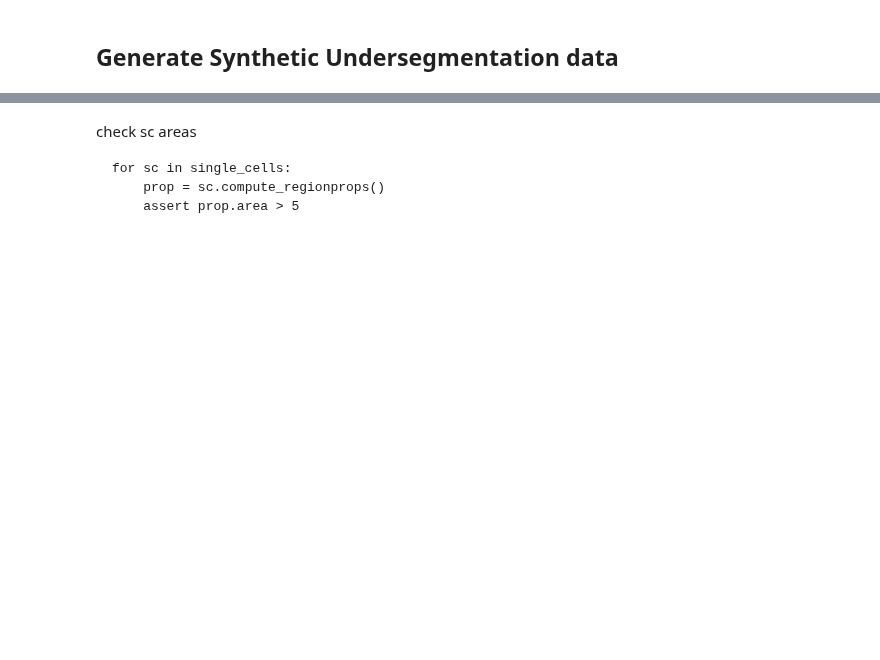
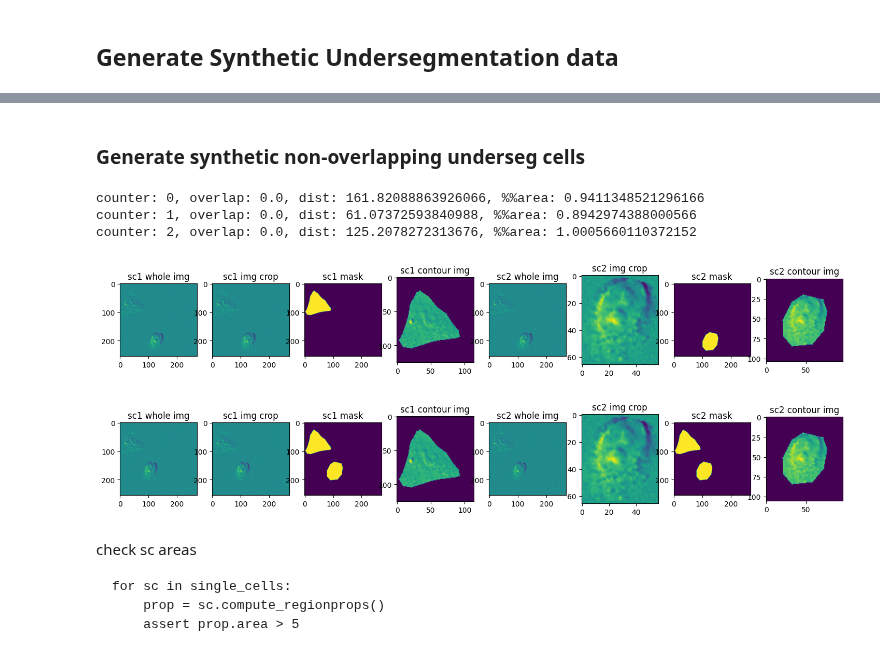
Before and after one commit to xing-lab-pitt/livecellx, a Jupyter notebook: notebooks/correct_seg_data_prep_v6_synthetic_underseg.ipynb, the cells around one changed output, grey strips where cells are left out. Saved outputs shown, nothing was run; the diff lists cells and outputs as text; code cells hidden in the pictures; blank space fills up the shorter version.

Commit message:
complete move two synthetic cells together part

```diff
--- a/notebooks/correct_seg_data_prep_v6_synthetic_underseg.ipynb
+++ b/notebooks/correct_seg_data_prep_v6_synthetic_underseg.ipynb
@@ -387,0 +327,2 @@ for i in tqdm(range(4)):
+# %% [markdown]
+### Generate synthetic non-overlapping underseg cells
@@ -387,0 +351,16 @@ for i in tqdm(range(4)):
+# %%
+def gen_gauss_sc_bg(sc: SingleCellStatic, shape):
+    """generate background for sc by gaussian noise"""
+    img = sc.get_img()
+    mask = sc.get_mask().astype(bool)
+    bg_mask = np.logical_not(mask)
+
+    # compute gauss distribution of background pixels
+    pixels = img[bg_mask].flatten()
+    mean = np.mean(pixels)
+    std = np.std(pixels)
+    res_bg_img = np.random.normal(0, 1, shape)
+    res_bg_img = res_bg_img * std + mean
+    return res_bg_img
+
+plt.imshow(gen_gauss_sc_bg(sc1, (512, 512)))
@@ -388,3 +442,57 @@ for i in tqdm(range(4)):
+# %%
+def move_two_syn_scs_close_or_apart(sc1: SingleCellStatic, sc2: SingleCellStatic, dist, bg_img, inplace=False, apart=False):
+    if not inplace:
+        sc1 = sc1.copy()
+        sc2 = sc2.copy()
+    overlap = sc1.compute_overlap_percent(sc2)
+    img_space_dims = bg_img.shape
+    assert overlap <= 1e-5, "Two scs should not overlap"
+
+    # move sc2 toward sc1
+    norm_vec = (sc1.get_center(crop=False) - sc2.get_center(crop=False))
+    norm_vec = norm_vec / np.linalg.norm(norm_vec)
+    pos_offset_vec = (norm_vec * dist).astype(int)
+    if apart:
+        pos_offset_vec = -pos_offset_vec
+
+    new_contour = sc2.get_contour() + pos_offset_vec
+    new_contour = adjust_contour_to_bounds(new_contour, img_space_dims)
+    tmp_sc2 = sc2.copy()
+    tmp_sc2.update_contour(new_contour)
+
+    new_img = bg_img.copy()
+    new_mask = np.zeros(bg_img.shape, dtype=np.uint8)
+    sc1_bbox, sc2_bbox = sc1.get_bbox(), tmp_sc2.get_bbox()
+    new_sc_bbox = tmp_sc2.get_bbox()
+    projected_new_sc_bbox = (new_sc_bbox.reshape(2, 2) - pos_offset_vec).flatten()
+
+    # update datasets
+    # TODO: consider if we have more datasets in single cell objects?
+    new_img[sc1_bbox[0]:sc1_bbox[2], sc1_bbox[1]:sc1_bbox[3]] = sc1.get_img_crop()
+    new_img[new_sc_bbox[0]:new_sc_bbox[2], new_sc_bbox[1]:new_sc_bbox[3]] = sc2.get_img_crop(bbox=projected_new_sc_bbox)
+    new_mask[sc1_bbox[0]:sc1_bbox[2], sc1_bbox[1]:sc1_bbox[3]] |= sc1.get_mask_crop()
+    new_mask[new_sc_bbox[0]:new_sc_bbox[2], new_sc_bbox[1]:new_sc_bbox[3]] |= sc2.get_mask_crop(bbox=projected_new_sc_bbox)
+
+    # set image datasets of scs
+    sc1.img_dataset = SingleImageDataset(new_img)
+    sc1.mask_dataset = SingleImageDataset(new_mask)
+
+    sc2.img_dataset = sc1.img_dataset
+    sc2.mask_dataset = sc1.mask_dataset
+    sc2.update_contour(tmp_sc2.get_contour(), update_bbox=True)
+    return sc1, sc2
+
+# for i in tqdm(range(2)):
+new_sc1, new_sc2, _, is_success = gen_synthetic_nonoverlap_scs(sc1, sc2, gen_bg_func=gen_gauss_sc_bg, min_dist=min_dist, max_dist=1000,  min_reserved_area_percent=1)
+viz_check_combined_sc_result(new_sc1, new_sc2)
+move_two_syn_scs_close_or_apart(new_sc1, new_sc2, dist=40, bg_img=gen_gauss_sc_bg(new_sc1, shape=new_sc1.get_img().shape), inplace=True)
+viz_check_combined_sc_result(new_sc1, new_sc2)
+# %% [output]
+counter: 0, overlap: 0.0, dist: 161.82088863926066, %%area: 0.9411348521296166
+counter: 1, overlap: 0.0, dist: 61.07372593840988, %%area: 0.8942974388000566
+counter: 2, overlap: 0.0, dist: 125.2078272313676, %%area: 1.0005660110372152
+[figure, added]
+[figure, added]
 # %%
 from typing import Tuple
 from skimage.measure import regionprops
```
Also changed, not shown: parts of 31 cells of this notebook.
